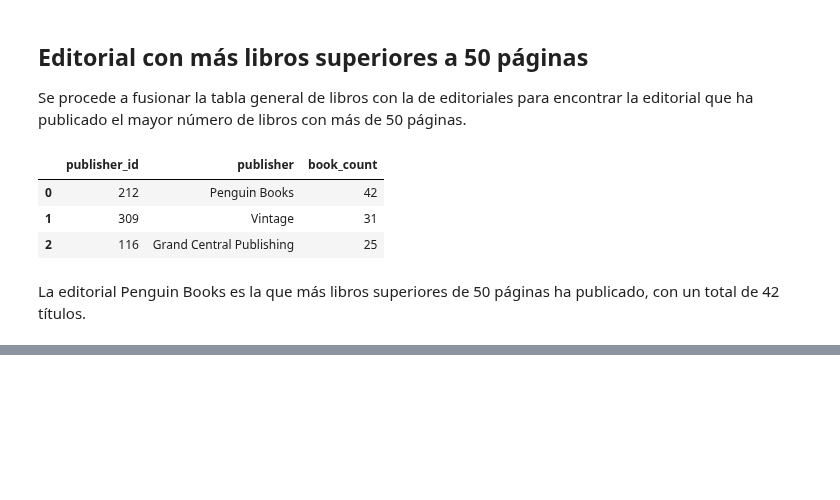
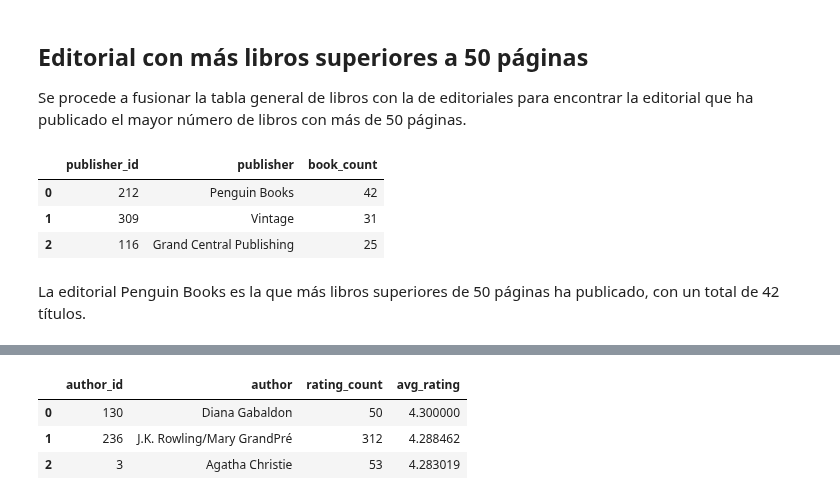
Before and after one commit to ScinDBad/DA_proyecto_final, a Jupyter notebook: sql_bookdata/sql_bookdata.ipynb, the cells around one changed output, grey strips where cells are left out. Drawn from its saved outputs; the diff is of its cells as text; code cells hidden in the pictures; blank space fills up the shorter version.

```diff
--- a/sql_bookdata/sql_bookdata.ipynb
+++ b/sql_bookdata/sql_bookdata.ipynb
@@ -288,0 +298,28 @@ La editorial Penguin Books es la que más libros superiores de 50 páginas ha pu
+# %%
+# Mostrar autor con mayor calificación promedio de obras
+show('''SELECT
+            authors.author_id,
+            authors.author,
+            COUNT(ratings.rating_id) AS rating_count,
+            AVG(ratings.rating) AS AVG_rating
+        FROM
+            authors
+        ------------------------------------------------------------
+        LEFT JOIN
+            books ON authors.author_id = books.author_id
+        INNER JOIN
+            ratings ON books.book_id = ratings.book_id
+        ------------------------------------------------------------
+        GROUP BY
+            authors.author_id
+        HAVING
+            COUNT(ratings.rating_id) >= 50
+        ORDER BY
+            AVG_rating DESC
+        ------------------------------------------------------------
+        LIMIT 3;''')
+# %% [output]
+|  | author_id | author | rating_count | avg_rating |
+| 0 | 130 | Diana Gabaldon | 50 | 4.300000 |
+| 1 | 236 | J.K. Rowling/Mary GrandPré | 312 | 4.288462 |
+| 2 | 3 | Agatha Christie | 53 | 4.283019 |
```
Also changed, not shown: parts of 7 cells of this notebook.
